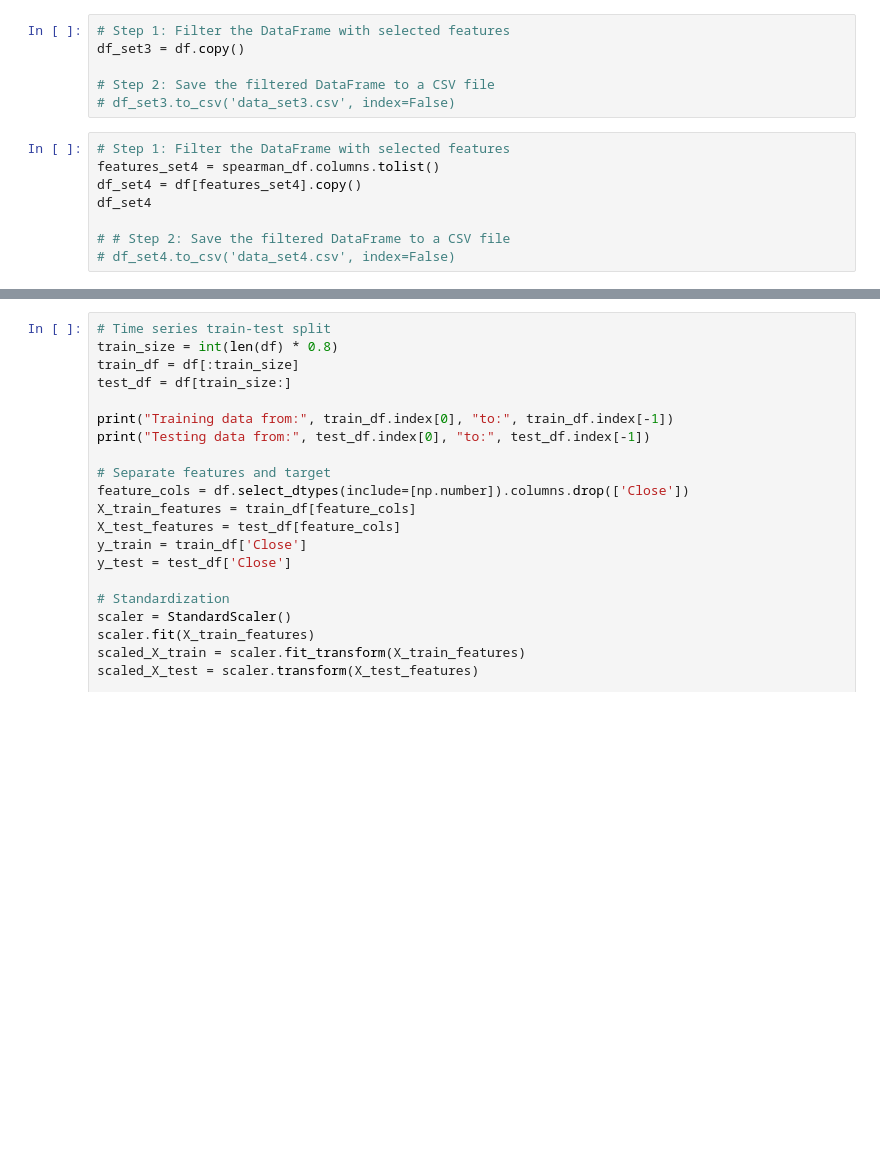
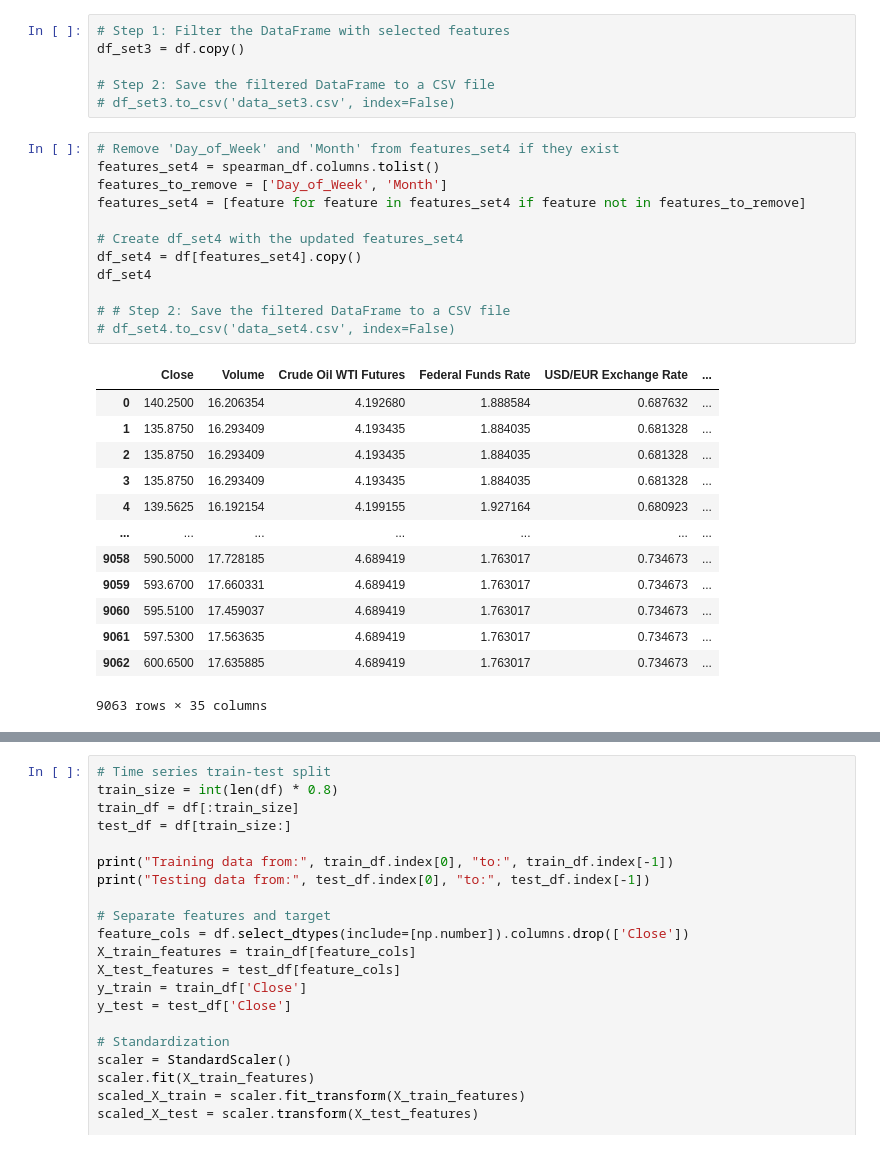
Before and after one commit to KareemAbedHelmy/StockPrediction, a Jupyter notebook: LeeFiles/data_preprocessingv3_dataset2.ipynb, the cells around one changed output, grey strips where cells are left out. Cells and saved outputs as stored; diff of their text form; blank space fills up the shorter version.

```diff
--- a/LeeFiles/data_preprocessingv3_dataset2.ipynb
+++ b/LeeFiles/data_preprocessingv3_dataset2.ipynb
@@ -825,13 +855,31 @@ df_set3 = df.copy()
 # Step 2: Save the filtered DataFrame to a CSV file
 # df_set3.to_csv('data_set3.csv', index=False)
 # %%
-# Step 1: Filter the DataFrame with selected features
+# Remove 'Day_of_Week' and 'Month' from features_set4 if they exist
 features_set4 = spearman_df.columns.tolist()
+features_to_remove = ['Day_of_Week', 'Month']
+features_set4 = [feature for feature in features_set4 if feature not in features_to_remove]
+
+# Create df_set4 with the updated features_set4
 df_set4 = df[features_set4].copy()
 df_set4
 
 # # Step 2: Save the filtered DataFrame to a CSV file
 # df_set4.to_csv('data_set4.csv', index=False)
+# %% [output]
+|  | Close | Volume | Crude Oil WTI Futures | Federal Funds Rate | USD/EUR Exchange Rate | ... |
+| 0 | 140.2500 | 16.206354 | 4.192680 | 1.888584 | 0.687632 | ... |
+| 1 | 135.8750 | 16.293409 | 4.193435 | 1.884035 | 0.681328 | ... |
+| 2 | 135.8750 | 16.293409 | 4.193435 | 1.884035 | 0.681328 | ... |
+| 3 | 135.8750 | 16.293409 | 4.193435 | 1.884035 | 0.681328 | ... |
+| 4 | 139.5625 | 16.192154 | 4.199155 | 1.927164 | 0.680923 | ... |
+| ... | ... | ... | ... | ... | ... | ... |
+| 9058 | 590.5000 | 17.728185 | 4.689419 | 1.763017 | 0.734673 | ... |
+| 9059 | 593.6700 | 17.660331 | 4.689419 | 1.763017 | 0.734673 | ... |
+| 9060 | 595.5100 | 17.459037 | 4.689419 | 1.763017 | 0.734673 | ... |
+| 9061 | 597.5300 | 17.563635 | 4.689419 | 1.763017 | 0.734673 | ... |
+| 9062 | 600.6500 | 17.635885 | 4.689419 | 1.763017 | 0.734673 | ... |
+9063 rows × 35 columns
 # %%
 df = df_set2.copy()
 df
```
Also changed, not shown: parts of 9 cells of this notebook.
